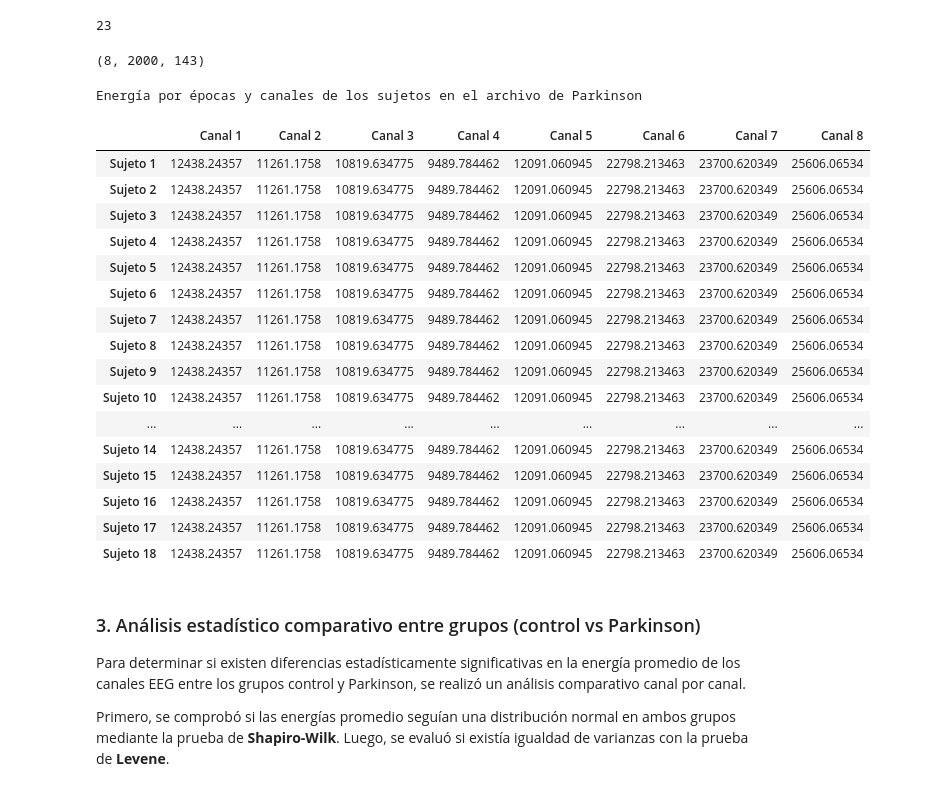
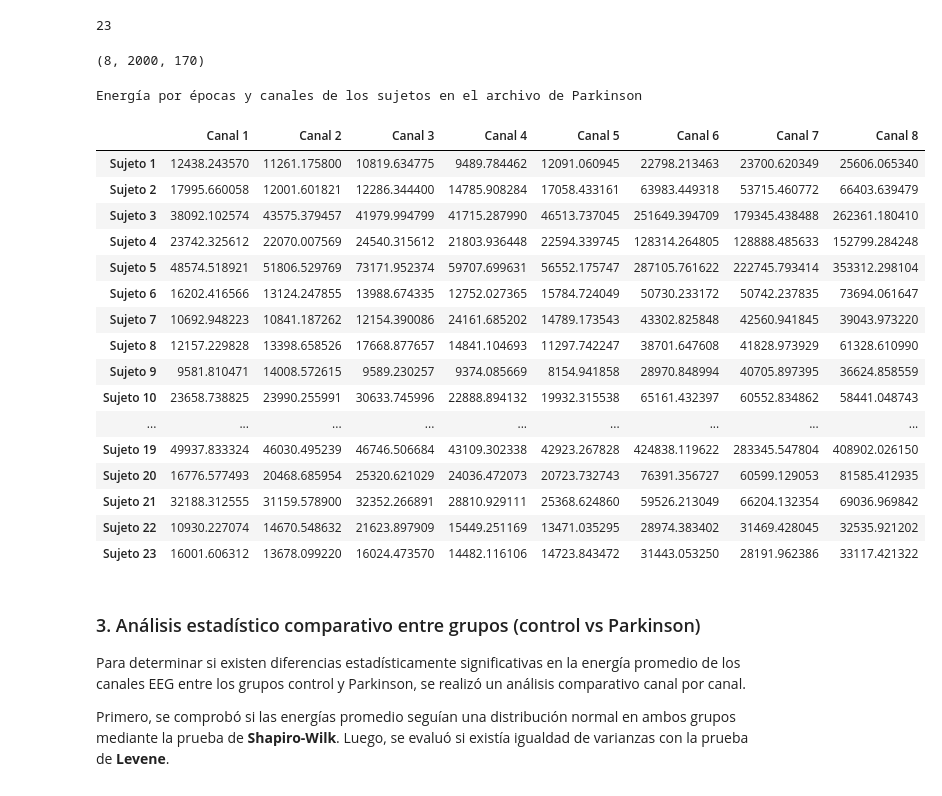
Before and after one commit to dinamus922/Biosenales, a Jupyter notebook: Practica3/Principal/Comparacion_Energia.ipynb, the cells around one changed output. Drawn from its saved outputs; the diff is of its cells as text; code cells hidden in the pictures.

```diff
--- a/Practica3/Principal/Comparacion_Energia.ipynb
+++ b/Practica3/Principal/Comparacion_Energia.ipynb
@@ -115,8 +115,10 @@ Energia_Control = {}
 print(len(control))
 
 # Recorremos el archivo control para calcular la energía promedio
-for i in range(len(archivo_control)):
-    dataControl
+for i in range(len(control)):
+    # Cargamos la ruta del archivo control y parkinson
+    archivo_control = control[i]
+    ruta_Control = os.path.join('../Data/control', archivo_control)
     data = sio.loadmat(ruta_Control)
     signal = data["data"]
     energia_promedio = EnergiaProm(signal)
@@ -158,8 +160,10 @@ Energia_Parkinson = {}
 print(len(parkinson))
 
 # Recorremos el archivo parkinson para calcular la energía promedio
-for i in range(len(archivo_parkinson)):
-    dataParkinson
+for i in range(len(parkinson)):
+    # Cargamos la ruta del archivo control y parkinson
+    archivo_parkinson = parkinson[i]
+    ruta_Parkinson = os.path.join('../Data/parkinson', archivo_parkinson)
     data2 = sio.loadmat(ruta_Parkinson)
     signal2 = data2["data"]
     energia_promedio = EnergiaProm(signal2)
@@ -167,35 +171,36 @@ for i in range(len(archivo_parkinson)):
 # %% [output]
 23
 # %%
+# Miramos las dimensiones se signal, la cual corresponde a (canales, muestras, època)
 print(signal2.shape)
 # %% [output]
-(8, 2000, 143)
+(8, 2000, 170)
 # %%
-Canales = [f'Canal {i+1}' for i in range(0,8)] #Ponemos en el rango 8, ya que sería el número de canales y deben salir 23 sujetos
+Canales = [f'Canal {i+1}' for i in range(signal2.shape[0])] #Uitilizamos signal.shape en la posiciòn 0 que corresponde al nùmero de canales
 df_parkinson = pd.DataFrame.from_dict(Energia_Parkinson, orient='index', columns=Canales)
 
 print("Energía por épocas y canales de los sujetos en el archivo de Parkinson")
 
 df_parkinson
 # %% [output]
 Energía por épocas y canales de los sujetos en el archivo de Parkinson
 |  | Canal 1 | Canal 2 | Canal 3 | Canal 4 | Canal 5 | Canal 6 | Canal 7 | Canal 8 |
-| Sujeto 1 | 12438.24357 | 11261.1758 | 10819.634775 | 9489.784462 | 12091.060945 | 22798.213463 | 23700.620349 | 25606.06534 |
-| Sujeto 2 | 12438.24357 | 11261.1758 | 10819.634775 | 9489.784462 | 12091.060945 | 22798.213463 | 23700.620349 | 25606.06534 |
-| Sujeto 3 | 12438.24357 | 11261.1758 | 10819.634775 | 9489.784462 | 12091.060945 | 22798.213463 | 23700.620349 | 25606.06534 |
-| Sujeto 4 | 12438.24357 | 11261.1758 | 10819.634775 | 9489.784462 | 12091.060945 | 22798.213463 | 23700.620349 | 25606.06534 |
-| Sujeto 5 | 12438.24357 | 11261.1758 | 10819.634775 | 9489.784462 | 12091.060945 | 22798.213463 | 23700.620349 | 25606.06534 |
-| Sujeto 6 | 12438.24357 | 11261.1758 | 10819.634775 | 9489.784462 | 12091.060945 | 22798.213463 | 23700.620349 | 25606.06534 |
-| Sujeto 7 | 12438.24357 | 11261.1758 | 10819.634775 | 9489.784462 | 12091.060945 | 22798.213463 | 23700.620349 | 25606.06534 |
-| Sujeto 8 | 12438.24357 | 11261.1758 | 10819.634775 | 9489.784462 | 12091.060945 | 22798.213463 | 23700.620349 | 25606.06534 |
-| Sujeto 9 | 12438.24357 | 11261.1758 | 10819.634775 | 9489.784462 | 12091.060945 | 22798.213463 | 23700.620349 | 25606.06534 |
-| Sujeto 10 | 12438.24357 | 11261.1758 | 10819.634775 | 9489.784462 | 12091.060945 | 22798.213463 | 23700.620349 | 25606.06534 |
+| Sujeto 1 | 12438.243570 | 11261.175800 | 10819.634775 | 9489.784462 | 12091.060945 | 22798.213463 | 23700.620349 | 25606.065340 |
+| Sujeto 2 | 17995.660058 | 12001.601821 | 12286.344400 | 14785.908284 | 17058.433161 | 63983.449318 | 53715.460772 | 66403.639479 |
+| Sujeto 3 | 38092.102574 | 43575.379457 | 41979.994799 | 41715.287990 | 46513.737045 | 251649.394709 | 179345.438488 | 262361.180410 |
+| Sujeto 4 | 23742.325612 | 22070.007569 | 24540.315612 | 21803.936448 | 22594.339745 | 128314.264805 | 128888.485633 | 152799.284248 |
+| Sujeto 5 | 48574.518921 | 51806.529769 | 73171.952374 | 59707.699631 | 56552.175747 | 287105.761622 | 222745.793414 | 353312.298104 |
+| Sujeto 6 | 16202.416566 | 13124.247855 | 13988.674335 | 12752.027365 | 15784.724049 | 50730.233172 | 50742.237835 | 73694.061647 |
+| Sujeto 7 | 10692.948223 | 10841.187262 | 12154.390086 | 24161.685202 | 14789.173543 | 43302.825848 | 42560.941845 | 39043.973220 |
+| Sujeto 8 | 12157.229828 | 13398.658526 | 17668.877657 | 14841.104693 | 11297.742247 | 38701.647608 | 41828.973929 | 61328.610990 |
+| Sujeto 9 | 9581.810471 | 14008.572615 | 9589.230257 | 9374.085669 | 8154.941858 | 28970.848994 | 40705.897395 | 36624.858559 |
+| Sujeto 10 | 23658.738825 | 23990.255991 | 30633.745996 | 22888.894132 | 19932.315538 | 65161.432397 | 60552.834862 | 58441.048743 |
 | ... | ... | ... | ... | ... | ... | ... | ... | ... |
-| Sujeto 14 | 12438.24357 | 11261.1758 | 10819.634775 | 9489.784462 | 12091.060945 | 22798.213463 | 23700.620349 | 25606.06534 |
-| Sujeto 15 | 12438.24357 | 11261.1758 | 10819.634775 | 9489.784462 | 12091.060945 | 22798.213463 | 23700.620349 | 25606.06534 |
-| Sujeto 16 | 12438.24357 | 11261.1758 | 10819.634775 | 9489.784462 | 12091.060945 | 22798.213463 | 23700.620349 | 25606.06534 |
-| Sujeto 17 | 12438.24357 | 11261.1758 | 10819.634775 | 9489.784462 | 12091.060945 | 22798.213463 | 23700.620349 | 25606.06534 |
-| Sujeto 18 | 12438.24357 | 11261.1758 | 10819.634775 | 9489.784462 | 12091.060945 | 22798.213463 | 23700.620349 | 25606.06534 |
+| Sujeto 19 | 49937.833324 | 46030.495239 | 46746.506684 | 43109.302338 | 42923.267828 | 424838.119622 | 283345.547804 | 408902.026150 |
+| Sujeto 20 | 16776.577493 | 20468.685954 | 25320.621029 | 24036.472073 | 20723.732743 | 76391.356727 | 60599.129053 | 81585.412935 |
+| Sujeto 21 | 32188.312555 | 31159.578900 | 32352.266891 | 28810.929111 | 25368.624860 | 59526.213049 | 66204.132354 | 69036.969842 |
+| Sujeto 22 | 10930.227074 | 14670.548632 | 21623.897909 | 15449.251169 | 13471.035295 | 28974.383402 | 31469.428045 | 32535.921202 |
+| Sujeto 23 | 16001.606312 | 13678.099220 | 16024.473570 | 14482.116106 | 14723.843472 | 31443.053250 | 28191.962386 | 33117.421322 |
 # %% [markdown]
 ### 3. Análisis estadístico comparativo entre grupos (control vs Parkinson)
 
```
Also changed, not shown: parts of 2 cells of this notebook.
